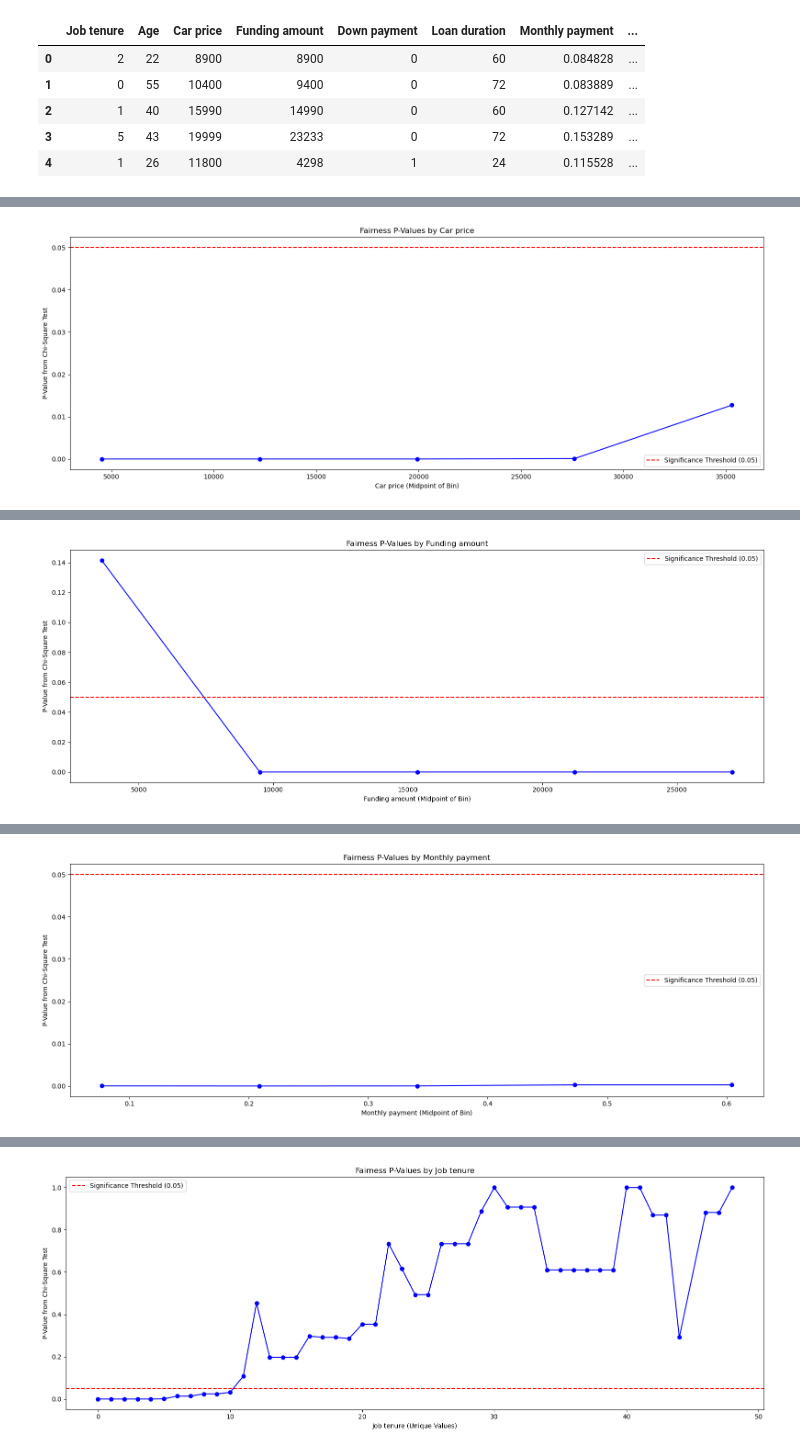
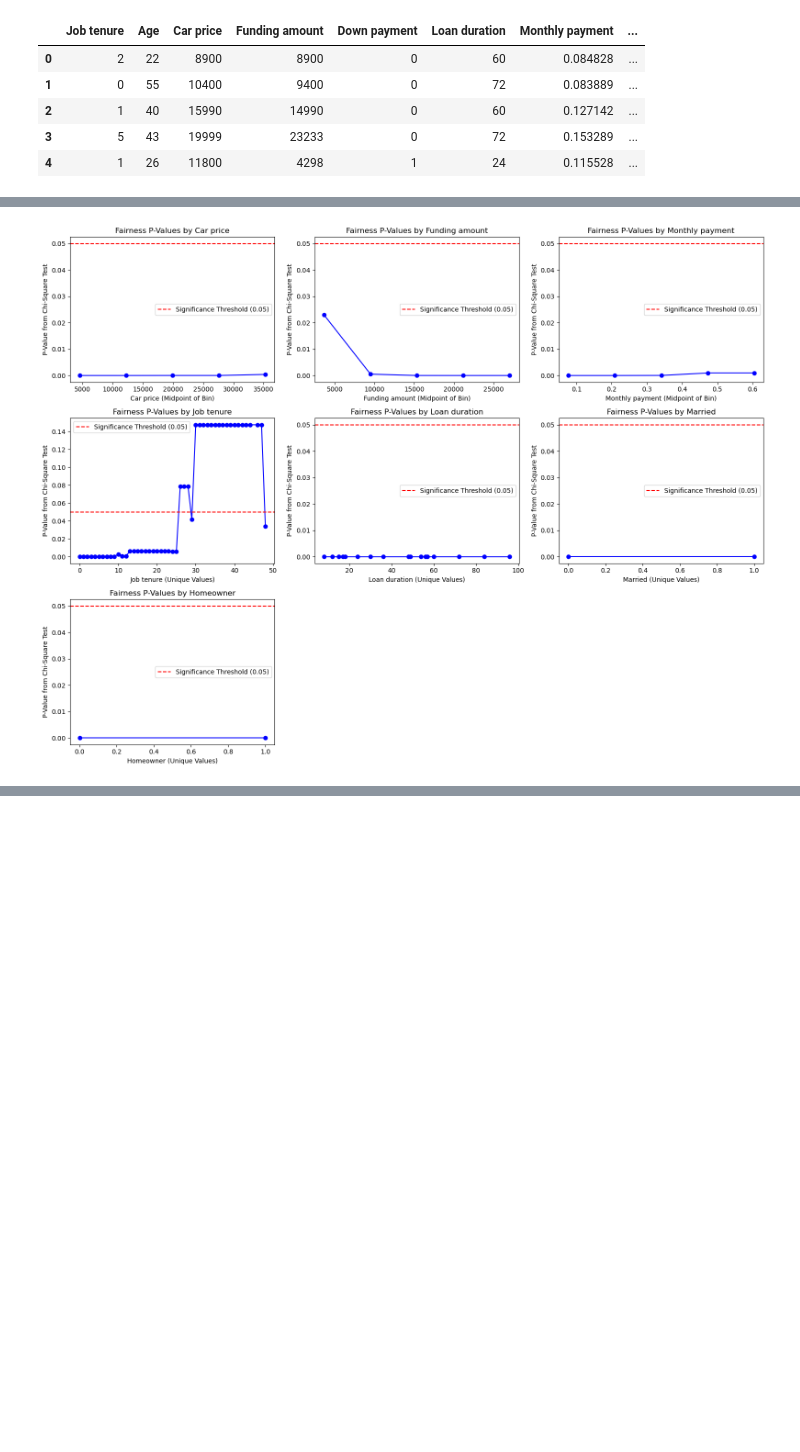
Before and after one commit to dorabijvoet/afi_final_project, a Jupyter notebook: notebooks/step10_FPDP.ipynb, the cells around one changed output, grey strips where cells are left out. Cells and saved outputs as stored; diff of their text form; code cells hidden in the pictures; blank space fills up the shorter version.

```diff
--- a/notebooks/step10_FPDP.ipynb
+++ b/notebooks/step10_FPDP.ipynb
@@ -46,5 +26,0 @@ df_true
-# %%
-# Group by Age_Category and count the number of positive (1) and negative (0) predictions
-contingency_table = pd.crosstab(df_true['Age_Group'], df_true['True_Label'])
-
-contingency_table
@@ -111,0 +51,14 @@ X
+# %%
+from sklearn.ensemble import GradientBoostingClassifier
+
+# Recreate the best Gradient Boosting model
+best_gb_model = GradientBoostingClassifier(
+    learning_rate=0.05,
+    max_depth=3,
+    min_samples_split=2,
+    n_estimators=200,
+    subsample=0.8,
+    random_state=42
+)
+
+best_gb_model.fit(X_train, y_train)
@@ -137,11 +109,28 @@ def compute_bins(feature, is_continuous):
     else:
         return X[feature].unique() # return all values if the feature is discrete (like marriage or homeowner)
 # %%
+from sklearn.preprocessing import LabelEncoder
+import math
+le = LabelEncoder()
+
 # Combine the continuous and discrete feature lists into one loop
 features = continuous_features + discrete_features
 
+# Number of features
+num_features = len(features)
+
+# Define the number of rows and columns (3 columns)
+num_columns = 3
+num_rows = math.ceil(num_features / num_columns)  # Calculate the required number of rows
+
+# Create subplots grid (3 columns, num_rows rows)
+fig, axes = plt.subplots(num_rows, num_columns, figsize=(16, num_rows * 4))
+
+# Flatten axes in case we have a grid
+axes = axes.flatten()
+
 # Iterate over each feature to compute p-values and plot
-for feature in features:
+for i, feature in enumerate(features):
     bin_midpoints_pvalues = []
 
     # Check if the feature is continuous
@@ -161,11 +150,14 @@ for feature in features:
             feature_value = bin_val
 
         # fix the feature's value
-        X_temp = X.copy()
+        X_temp = X_test.copy()
         X_temp[feature] = feature_value
 
         # Predict binary outcomes using the OPTIMAL black box model
         predictions = best_gb_model.predict(X_temp)
+
+        X_temp['Age_Group'] = pd.cut(X_test['Age'], bins=[0, 45, 100], labels=['Age < 45', 'Age ≥ 45'])
+        X_temp['Age_Group'] = le.fit_transform(X_temp['Age_Group'])
 
         # Perform Chi-Square test for fairness
         chi2_stat, p_value, dof, expected, contingency_table = chi_square_test(X_temp['Age_Group'], predictions)
@@ -186,16 +178,20 @@ for feature in features:
     # Separate ONLY the bin_midpoints and p_values to plot them
     bin_midpoints, p_values = zip(*[(x[0], x[1]) for x in bin_midpoints_pvalues])
 
-    # Plot the p-values for the current feature
-    plt.figure(figsize=(16, 6))
-    plt.plot(bin_midpoints, p_values, marker='o', linestyle='-', color='b')
-    plt.axhline(y=0.05, color='r', linestyle='--', label='Significance Threshold (0.05)')
-    plt.xlabel(f'{feature} (Midpoint of Bin)' if is_continuous else f'{feature} (Unique Values)')
-    plt.ylabel('P-Value from Chi-Square Test')
-    plt.title(f'Fairness P-Values by {feature}')
-    plt.legend()
-    plt.tight_layout()
-    plt.show()
+     # Plot FPDP for the current feature
+    axes[i].plot(bin_midpoints, p_values, marker='o', linestyle='-', color='b')
+    axes[i].axhline(y=0.05, color='r', linestyle='--', label='Significance Threshold (0.05)')
+    axes[i].set_xlabel(f'{feature} (Midpoint of Bin)' if is_continuous else f'{feature} (Unique Values)')
+    axes[i].set_ylabel('P-Value from Chi-Square Test')
+    axes[i].set_title(f'Fairness P-Values by {feature}')
+    axes[i].legend()
+
+# Remove any empty subplots (if any)
+for j in range(i + 1, num_rows * num_columns):
+    fig.delaxes(axes[j])
+
+plt.tight_layout()
+plt.show()
 # %% [output]
 Feature: Car price, Feature Value: 4537.8895
 Contingency Table:
@@ -217 +213 @@ P-Value: 0.012735150069647962
-[figure, old version]
+[figure, new version]
@@ -235 +213,0 @@ P-Value: 3.1675731356794394e-08
-[figure, removed]
@@ -253 +213,0 @@ P-Value: 0.0002713208748323533
-[figure, removed]
@@ -271 +213,0 @@ P-Value: 1.0
-[figure, removed]
```
Also changed, not shown: parts of 12 cells of this notebook.
